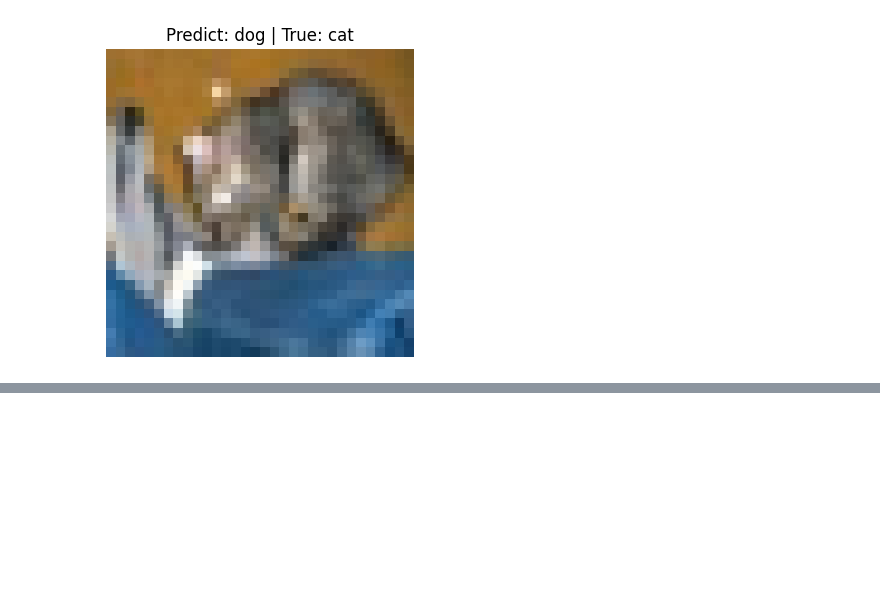
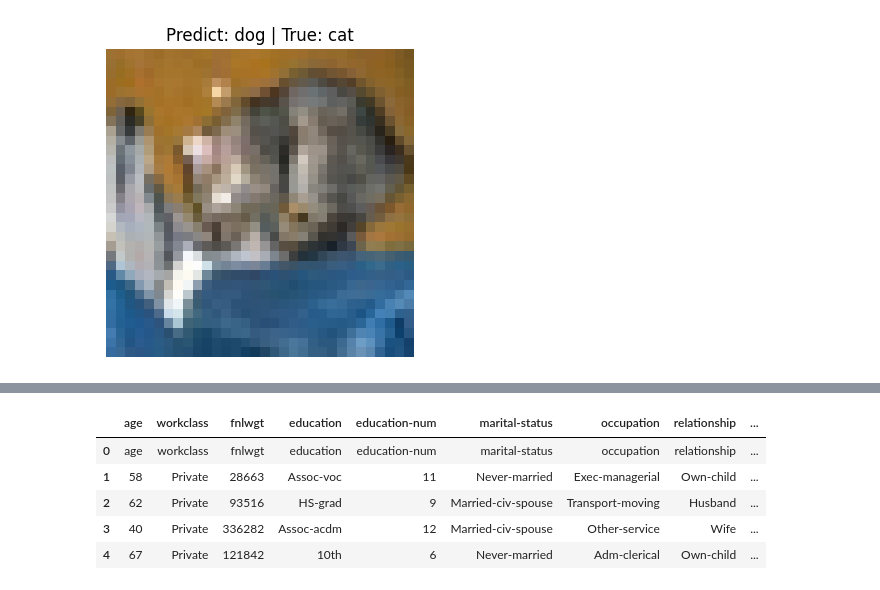
Before and after one commit to I7411/THDeepLearning, a Jupyter notebook: ANN.ipynb, the cells around one changed output, grey strips where cells are left out. Drawn from its saved outputs; the diff is of its cells as text; code cells hidden in the pictures; blank space fills up the shorter version.

```diff
--- a/ANN.ipynb
+++ b/ANN.ipynb
@@ -1216,0 +3046,7 @@ Nhãn thật: 3 - cat
+# %%
+from google.colab import files
+
+uploaded = files.upload()
+
+file_name = list(uploaded.keys())[0]
+print("File đã upload:", file_name)
@@ -1216,0 +3057,35 @@ Nhãn thật: 3 - cat
+# %%
+columns = [
+    "age",
+    "workclass",
+    "fnlwgt",
+    "education",
+    "education-num",
+    "marital-status",
+    "occupation",
+    "relationship",
+    "race",
+    "sex",
+    "capital-gain",
+    "capital-loss",
+    "hours-per-week",
+    "native-country",
+    "income"
+]
+
+df = pd.read_csv(
+    file_name,
+    header=None,
+    names=columns,
+    na_values="?",
+    skipinitialspace=True
+)
+
+df.head()
+# %% [output]
+|  | age | workclass | fnlwgt | education | education-num | marital-status | occupation | relationship | ... |
+| 0 | age | workclass | fnlwgt | education | education-num | marital-status | occupation | relationship | ... |
+| 1 | 58 | Private | 28663 | Assoc-voc | 11 | Never-married | Exec-managerial | Own-child | ... |
+| 2 | 62 | Private | 93516 | HS-grad | 9 | Married-civ-spouse | Transport-moving | Husband | ... |
+| 3 | 40 | Private | 336282 | Assoc-acdm | 12 | Married-civ-spouse | Other-service | Wife | ... |
+| 4 | 67 | Private | 121842 | 10th | 6 | Never-married | Adm-clerical | Own-child | ... |
```
Also changed, not shown: parts of 45 cells of this notebook.
